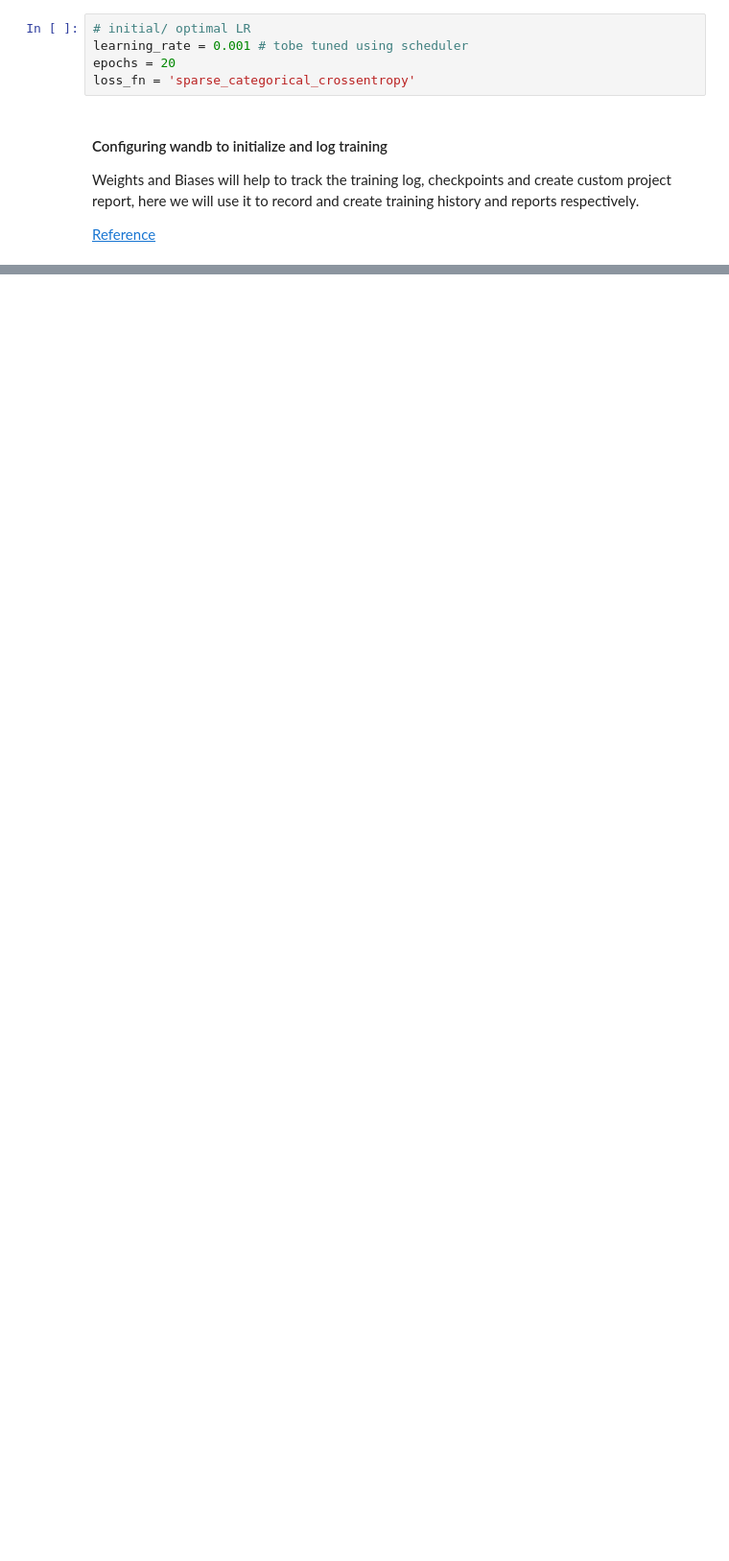
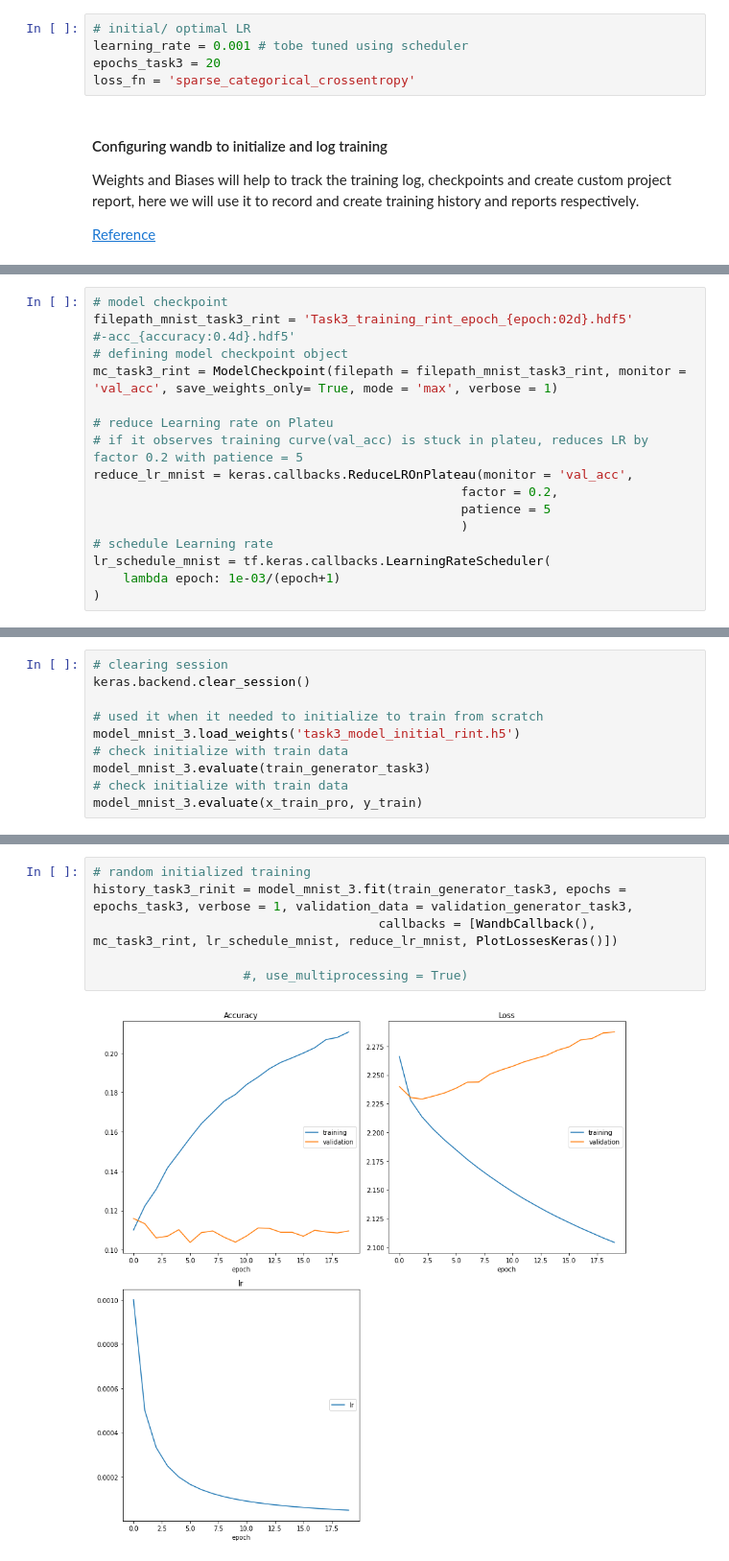
Before and after one commit to sayan0506/Comparative-STudy-of-Effect-of-Transfer-Learning-om-Different-Handwritten-Digit-Datasets-using-WandB, a Jupyter notebook: IIITD_assignment_task_2_test_script.ipynb, the cells around one changed output, grey strips where cells are left out. Shown at 96% size. Cells and saved outputs as stored; diff of their text form; blank space fills up the shorter version.

```diff
--- a/IIITD_assignment_task_2_test_script.ipynb
+++ b/IIITD_assignment_task_2_test_script.ipynb
@@ -2108,7 +2129,7 @@ Hyperparameter and metadata
 # %%
 # initial/ optimal LR
 learning_rate = 0.001 # tobe tuned using scheduler
-epochs = 20
+epochs_task3 = 20
 loss_fn = 'sparse_categorical_crossentropy'
 # %% [markdown]
 #### Configuring wandb to initialize and log training
@@ -2152,0 +2182,17 @@ Run data is saved locally in /content/wandb/run-20210410_131557-2oycva6k
+# %%
+# model checkpoint
+filepath_mnist_task3_rint = 'Task3_training_rint_epoch_{epoch:02d}.hdf5'
+#-acc_{accuracy:0.4d}.hdf5'
+# defining model checkpoint object
+mc_task3_rint = ModelCheckpoint(filepath = filepath_mnist_task3_rint, monitor = 'val_acc', save_weights_only= True, mode = 'max', verbose = 1)
+
+# reduce Learning rate on Plateu
+# if it observes training curve(val_acc) is stuck in plateu, reduces LR by factor 0.2 with patience = 5
+reduce_lr_mnist = keras.callbacks.ReduceLROnPlateau(monitor = 'val_acc',
+                                                 factor = 0.2,
+                                                 patience = 5
+                                                 )
+# schedule Learning rate
+lr_schedule_mnist = tf.keras.callbacks.LearningRateScheduler(
+    lambda epoch: 1e-03/(epoch+1)
+)
@@ -2152,0 +2201,10 @@ Run data is saved locally in /content/wandb/run-20210410_131557-2oycva6k
+# %%
+# clearing session
+keras.backend.clear_session()
+
+# used it when it needed to initialize to train from scratch
+model_mnist_3.load_weights('task3_model_initial_rint.h5')
+# check initialize with train data
+model_mnist_3.evaluate(train_generator_task3)
+# check initialize with train data
+model_mnist_3.evaluate(x_train_pro, y_train)
@@ -2152,0 +2217,8 @@ Run data is saved locally in /content/wandb/run-20210410_131557-2oycva6k
+# %%
+# random initialized training
+history_task3_rinit = model_mnist_3.fit(train_generator_task3, epochs = epochs_task3, verbose = 1, validation_data = validation_generator_task3,
+                                      callbacks = [WandbCallback(), mc_task3_rint, lr_schedule_mnist, reduce_lr_mnist, PlotLossesKeras()])
+
+                    #, use_multiprocessing = True)
+# %% [output]
+[figure, added]
```
Also changed, not shown: parts of 26 cells of this notebook.
